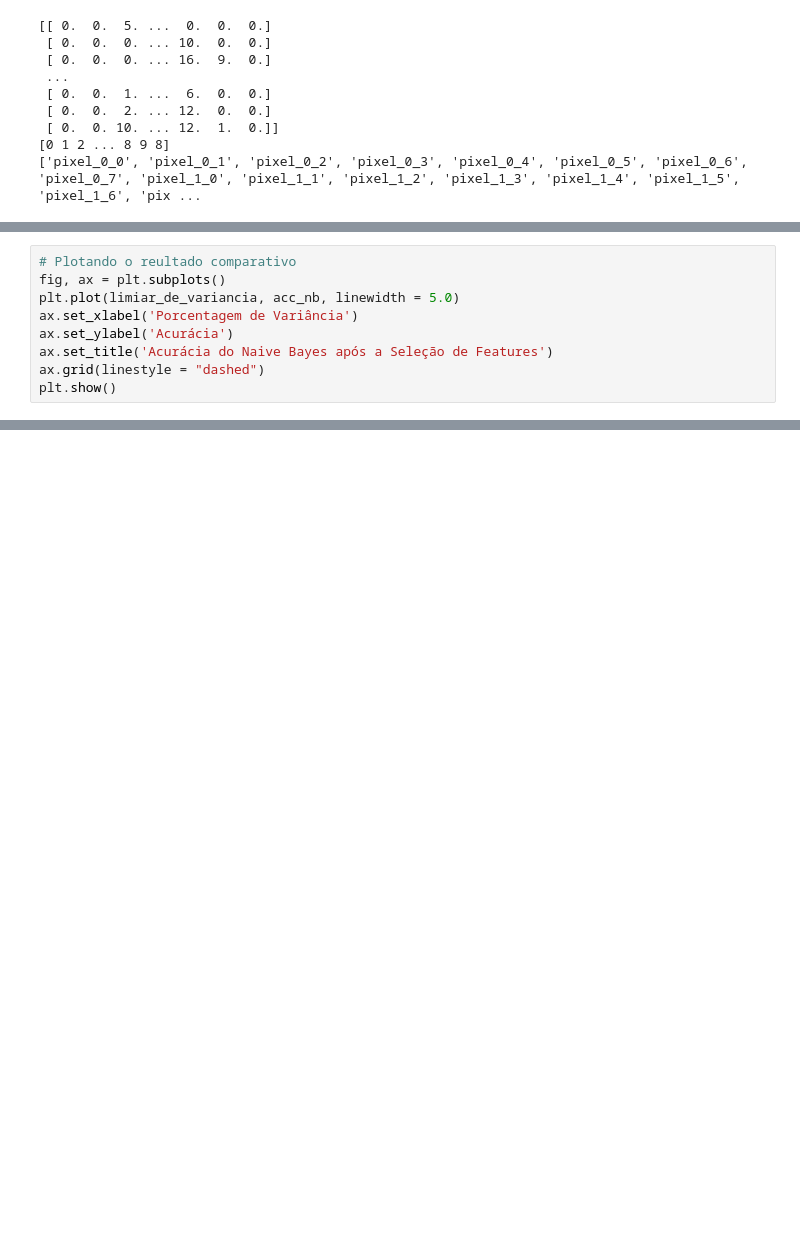
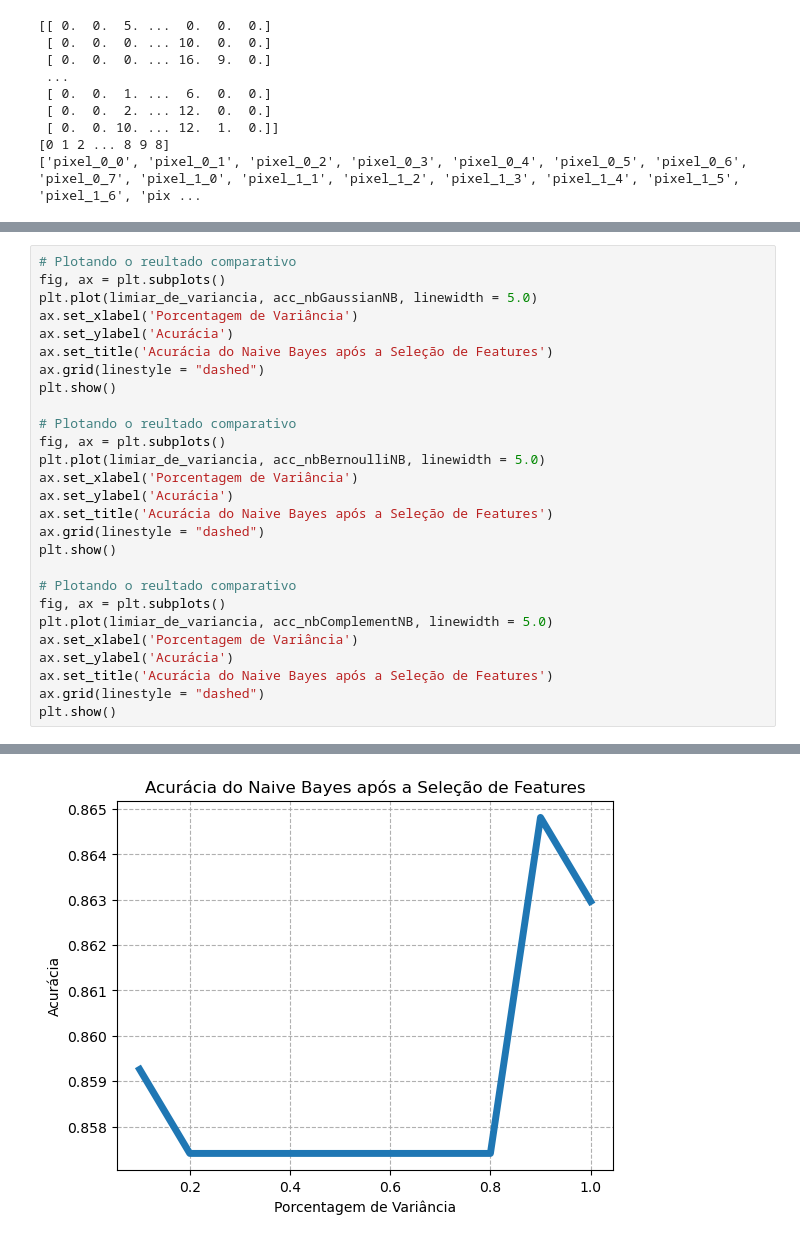
Before and after one commit to JulioAquinoDev/Classification_and_regression, a Jupyter notebook: Naive_Bayes.ipynb, the cells around one changed output, grey strips where cells are left out. Cells and saved outputs as stored; diff of their text form; blank space fills up the shorter version.

```diff
--- a/Naive_Bayes.ipynb
+++ b/Naive_Bayes.ipynb
@@ -83,11 +136,30 @@ k: 1 Acurácia: 89.0
 # %%
 # Plotando o reultado comparativo
 fig, ax = plt.subplots()
-plt.plot(limiar_de_variancia, acc_nb, linewidth = 5.0)
+plt.plot(limiar_de_variancia, acc_nbGaussianNB, linewidth = 5.0)
 ax.set_xlabel('Porcentagem de Variância')
 ax.set_ylabel('Acurácia')
 ax.set_title('Acurácia do Naive Bayes após a Seleção de Features')
 ax.grid(linestyle = "dashed")
 plt.show()
+
+# Plotando o reultado comparativo
+fig, ax = plt.subplots()
+plt.plot(limiar_de_variancia, acc_nbBernoulliNB, linewidth = 5.0)
+ax.set_xlabel('Porcentagem de Variância')
+ax.set_ylabel('Acurácia')
+ax.set_title('Acurácia do Naive Bayes após a Seleção de Features')
+ax.grid(linestyle = "dashed")
+plt.show()
+
+# Plotando o reultado comparativo
+fig, ax = plt.subplots()
+plt.plot(limiar_de_variancia, acc_nbComplementNB, linewidth = 5.0)
+ax.set_xlabel('Porcentagem de Variância')
+ax.set_ylabel('Acurácia')
+ax.set_title('Acurácia do Naive Bayes após a Seleção de Features')
+ax.grid(linestyle = "dashed")
+plt.show()
 # %% [output]
 [figure]
+[figure, added]
```
Also changed, not shown: parts of 16 cells of this notebook.
